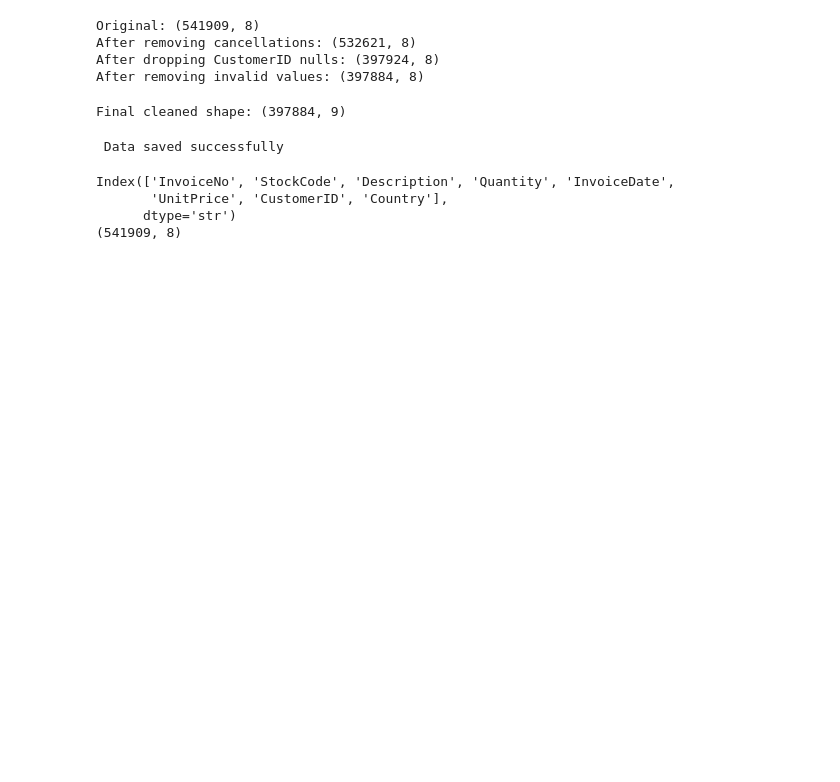
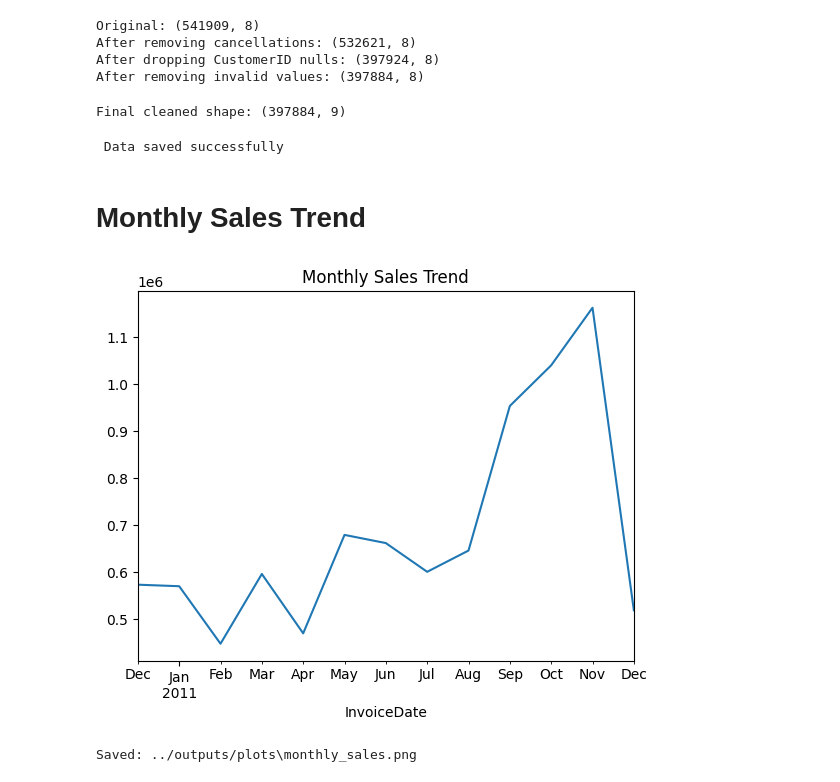
Before and after one commit to azizkh4ndev-ops/NeuralRetail, a Jupyter notebook: notebooks/eda.ipynb, the cells around one changed output. Drawn from its saved outputs; the diff is of its cells as text; code cells hidden in the pictures; blank space fills up the shorter version.

Commit message:
added the plots in the output section

```diff
--- a/notebooks/eda.ipynb
+++ b/notebooks/eda.ipynb
@@ -103,11 +103,27 @@ else:
     print(" Data is empty  not saving")
 # %% [output]
  Data saved successfully
-# %%
-print(df.columns)
-print(df.shape)
-# %% [output]
-Index(['InvoiceNo', 'StockCode', 'Description', 'Quantity', 'InvoiceDate',
-       'UnitPrice', 'CustomerID', 'Country'],
-      dtype='str')
-(541909, 8)
+# %%
+# create folder
+PLOT_DIR = "../outputs/plots"
+os.makedirs(PLOT_DIR, exist_ok=True)
+
+# helper to save
+def save_plot(name):
+    path = os.path.join(PLOT_DIR, name)
+    plt.savefig(path, bbox_inches="tight", dpi=120)
+    plt.close()
+    print(f"Saved: {path}")
+# %% [markdown]
+# Monthly Sales Trend
+# %%
+df['InvoiceDate'] = pd.to_datetime(df['InvoiceDate'])
+monthly = df.groupby(df['InvoiceDate'].dt.to_period('M'))['TotalPrice'].sum()
+
+monthly.plot()
+plt.title("Monthly Sales Trend")
+plt.show()
+save_plot("monthly_sales.png")
+# %% [output]
+[figure, added]
+Saved: ../outputs/plots\monthly_sales.png
```
Also changed, not shown: parts of 8 cells of this notebook, 1 other file.
